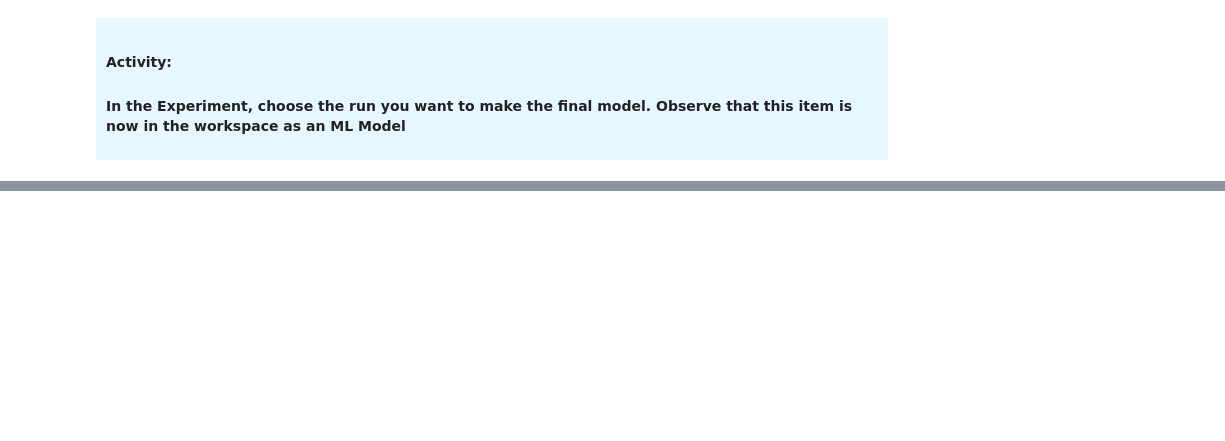
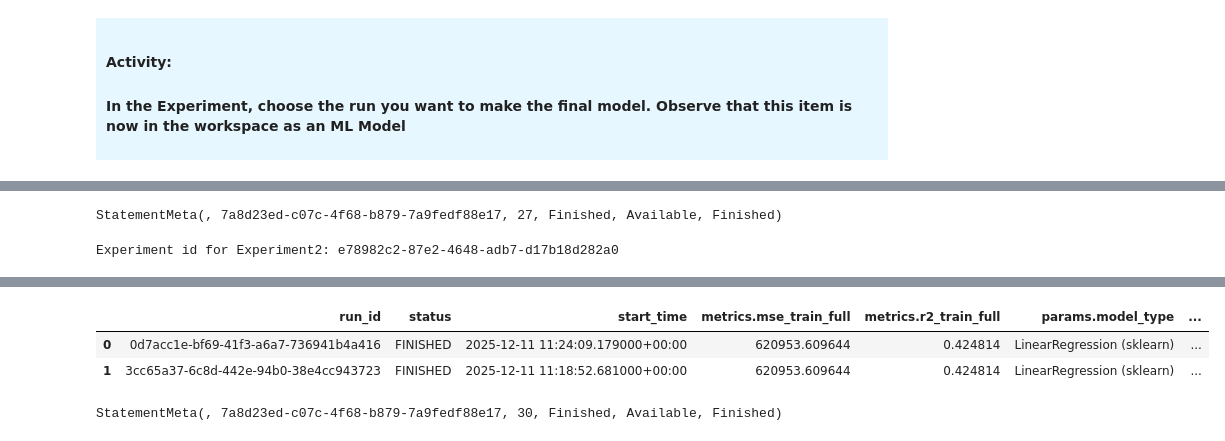
Before and after one commit to EmpoweredAnalysts/FabricRetailSales, a Jupyter notebook: Linear Regression Scenario.ipynb, the cells around one changed output, grey strips where cells are left out. Cells and saved outputs as stored; diff of their text form; code cells hidden in the pictures; blank space fills up the shorter version.

```diff
--- a/Linear Regression Scenario.ipynb
+++ b/Linear Regression Scenario.ipynb
@@ -708,0 +589,13 @@ Logged single run: OLS_AdSpend_AvgPrice_20251120-140535 69d7a3da-175d-4fdb-9689-
+# %%
+#Import MLflow and key packages we will need
+import mlflow
+import mlflow.sklearn
+from mlflow.models import infer_signature
+import pandas as pd
+import statsmodels.api as sm
+
+from sklearn.linear_model import LinearRegression
+from sklearn.metrics import mean_squared_error, r2_score
+
+# Point to your existing experiment
+mlflow.set_experiment("Experiment2") #CHANGE THE EXPERIMENT NAME HERE#
@@ -708,0 +735,62 @@ Logged single run: OLS_AdSpend_AvgPrice_20251120-140535 69d7a3da-175d-4fdb-9689-
+# %%
+# --------------------------------------------------------
+# USER SETTINGS
+# --------------------------------------------------------
+
+experiment_name = "Experiment2" #UPDATE EXPERIMENT NAME AS REQUIRED*
+
+##############################################################################
+##############################################################################
+
+# Get experiment object (will throw an exception if not found, so it's a nice sanity check)
+experiment = mlflow.get_experiment_by_name(experiment_name)
+experiment_id = experiment.experiment_id
+print(f"Experiment id for {experiment_name}: {experiment_id}")
+
+# Pull all runs for this experiment
+runs_df = mlflow.search_runs(
+    experiment_ids=[experiment_id],
+    order_by=["metrics.r2_train_full DESC"]   # sort by your metric of interest
+)
+
+
+# ----------------------------------------------
+# 1. Extract all coefficient & p-value metric names
+# ----------------------------------------------
+coef_cols = [c for c in runs_df.columns if c.startswith("metrics.ols_coef_")]
+pval_cols = [c for c in runs_df.columns if c.startswith("metrics.ols_pvalue_")]
+
+# ----------------------------------------------
+# 2. Build base cols to show
+# ----------------------------------------------
+base_cols = [
+    "run_id",
+    "status",
+    "start_time",
+    "metrics.r2_train_full",
+    "params.model_type",
+]
+
+# ----------------------------------------------
+# 3. Add input schema (signature) as a column
+# ----------------------------------------------
+def get_signature(run_id):
+    try:
+        model_uri = f"runs:/{run_id}/model"
+        info = mlflow.models.get_model_info(model_uri)
+        return str(info.signature)
+    except:
+        return None
+
+runs_df["input_schema"] = runs_df["run_id"].apply(get_signature)
+
+# ----------------------------------------------
+# 4. Build final columns list
+# ----------------------------------------------
+cols_to_show = base_cols + coef_cols + pval_cols + ["input_schema"]
+
+# Show results
+runs_df[cols_to_show]
+# %% [output]
+StatementMeta(, 7a8d23ed-c07c-4f68-b879-7a9fedf88e17, 27, Finished, Available, Finished)
+Experiment id for Experiment2: e78982c2-87e2-4648-adb7-d17b18d282a0
@@ -708,0 +799,4 @@ Logged single run: OLS_AdSpend_AvgPrice_20251120-140535 69d7a3da-175d-4fdb-9689-
+|  | run_id | status | start_time | metrics.mse_train_full | metrics.r2_train_full | params.model_type | ... |
+| 0 | 0d7acc1e-bf69-41f3-a6a7-736941b4a416 | FINISHED | 2025-12-11 11:24:09.179000+00:00 | 620953.609644 | 0.424814 | LinearRegression (sklearn) | ... |
+| 1 | 3cc65a37-6c8d-442e-94b0-38e4cc943723 | FINISHED | 2025-12-11 11:18:52.681000+00:00 | 620953.609644 | 0.424814 | LinearRegression (sklearn) | ... |
+StatementMeta(, 7a8d23ed-c07c-4f68-b879-7a9fedf88e17, 30, Finished, Available, Finished)
```
Also changed, not shown: parts of 88 cells of this notebook.
